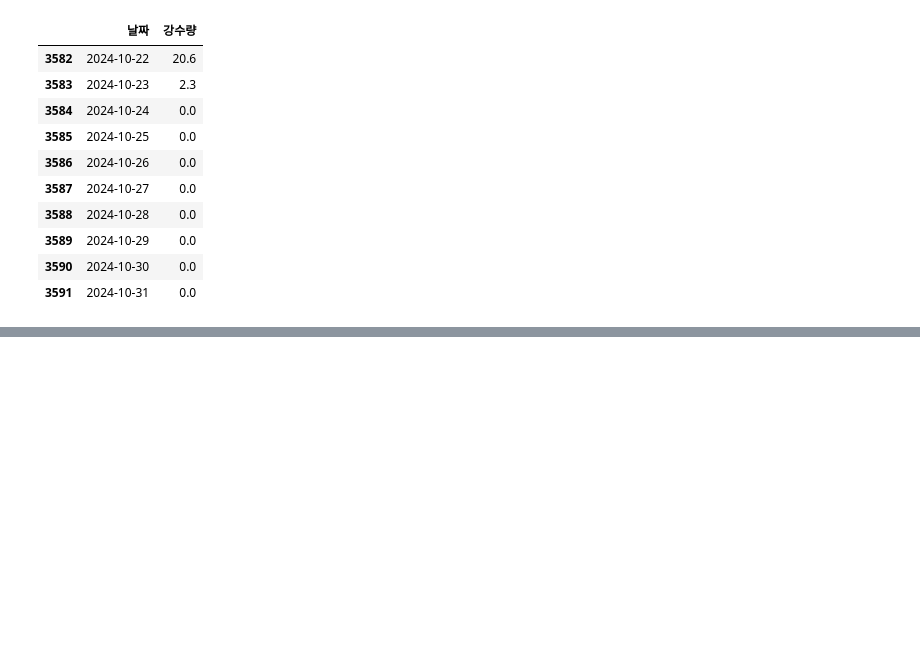
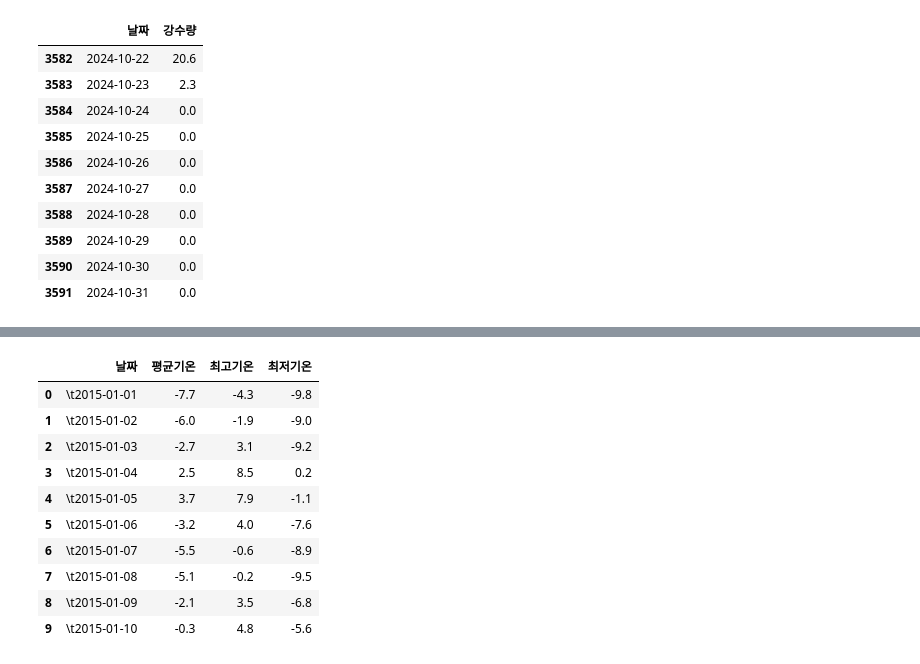
Before and after one commit to InryeolChoi/timeSeries_analysis, a Jupyter notebook: Project/examine.ipynb, the cells around one changed output, grey strips where cells are left out. Saved outputs shown, nothing was run; the diff lists cells and outputs as text; code cells hidden in the pictures; blank space fills up the shorter version.

```diff
--- a/Project/examine.ipynb
+++ b/Project/examine.ipynb
@@ -102,0 +258,8 @@ ImportError: Missing optional dependency 'openpyxl'.  Use pip or conda to instal
+# %%
+temperature = pd.read_csv("./data/ta_20241123.csv", skiprows=7, encoding='cp949')
+
+temperature['평균기온'] = temperature['평균기온(℃)']
+temperature['최고기온'] = temperature['최고기온(℃)']
+temperature['최저기온'] = temperature['최저기온(℃)']
+
+temperature = temperature.drop(labels='지점', axis=1)
@@ -102,0 +275,15 @@ ImportError: Missing optional dependency 'openpyxl'.  Use pip or conda to instal
+# %%
+temperature = temperature.drop(temperature.columns[1:4], axis=1)
+temperature.head(10)
+# %% [output]
+|  | 날짜 | 평균기온 | 최고기온 | 최저기온 |
+| 0 | \t2015-01-01 | -7.7 | -4.3 | -9.8 |
+| 1 | \t2015-01-02 | -6.0 | -1.9 | -9.0 |
+| 2 | \t2015-01-03 | -2.7 | 3.1 | -9.2 |
+| 3 | \t2015-01-04 | 2.5 | 8.5 | 0.2 |
+| 4 | \t2015-01-05 | 3.7 | 7.9 | -1.1 |
+| 5 | \t2015-01-06 | -3.2 | 4.0 | -7.6 |
+| 6 | \t2015-01-07 | -5.5 | -0.6 | -8.9 |
+| 7 | \t2015-01-08 | -5.1 | -0.2 | -9.5 |
+| 8 | \t2015-01-09 | -2.1 | 3.5 | -6.8 |
+| 9 | \t2015-01-10 | -0.3 | 4.8 | -5.6 |
```
Also changed, not shown: parts of 32 cells of this notebook, 8 other files.
